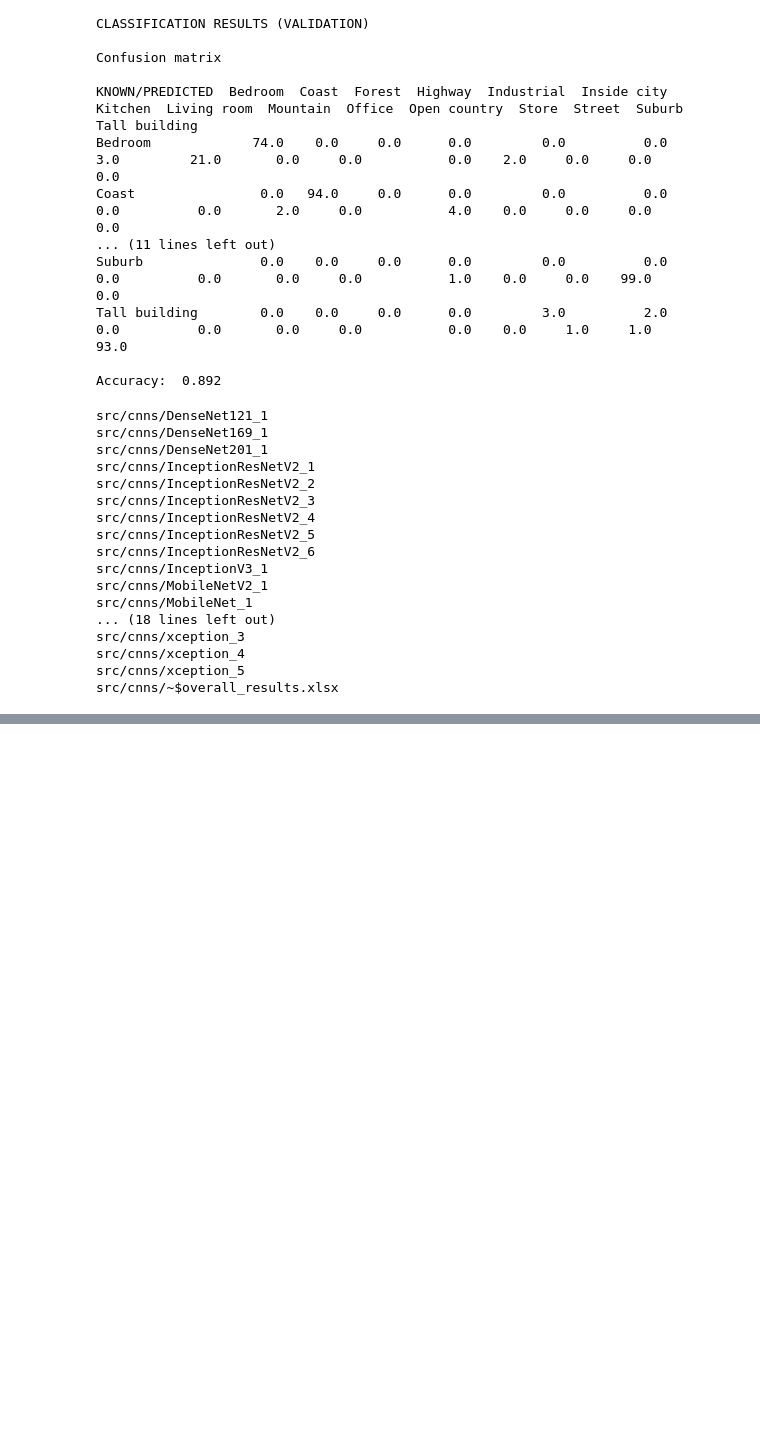
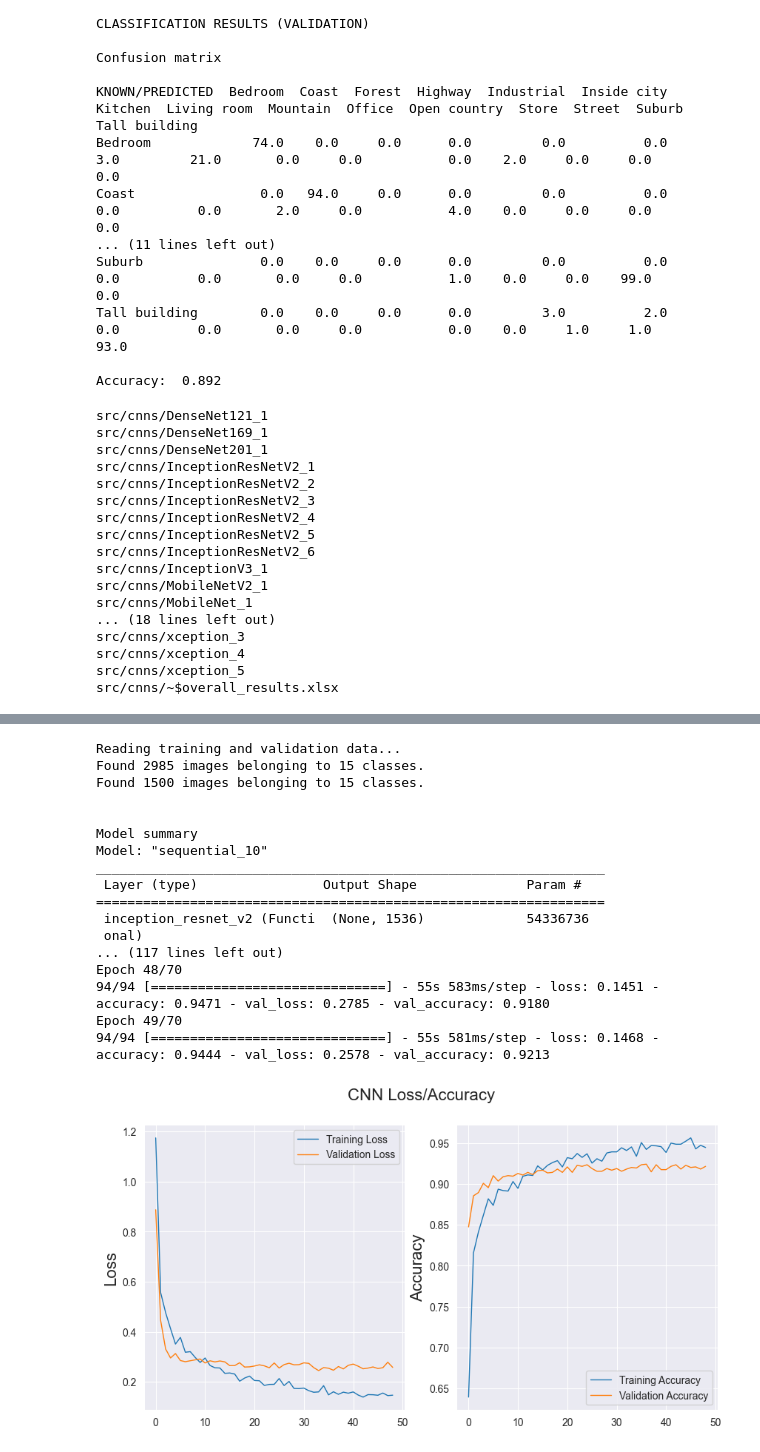
Before and after one commit to dieguisgs/ml2-deep-learning, a Jupyter notebook: 2-CNN.ipynb, the cells around one changed output, grey strips where cells are left out. Cells and saved outputs as stored; diff of their text form; code cells hidden in the pictures; blank space fills up the shorter version.

```diff
--- a/2-CNN.ipynb
+++ b/2-CNN.ipynb
@@ -2535,0 +2718,32 @@ cnn_34.save()
+# %%
+cnn_37 = CNN(base_model='InceptionResNetV2', model_name='InceptionResNetV2_10')
+
+cnn_37.add(tf.keras.layers.Dense(1024, activation='relu'))
+cnn_37.add(tf.keras.layers.Dropout(0.1))
+cnn_37.add(tf.keras.layers.BatchNormalization())
+cnn_37.add(tf.keras.layers.Dense(1024, activation='relu'))
+cnn_37.add(tf.keras.layers.Dropout(0.1))
+cnn_37.add(tf.keras.layers.BatchNormalization())
+cnn_37.add(tf.keras.layers.Dense(15, activation='softmax'))
+
+cnn_37.train(training_dir, validation_dir, epochs=70, early_stopping_patience=15)
+cnn_37.save()
+# %% [output]
+Reading training and validation data...
+Found 2985 images belonging to 15 classes.
+Found 1500 images belonging to 15 classes.
+
+
+Model summary
+Model: "sequential_10"
+_________________________________________________________________
+ Layer (type)                Output Shape              Param #
+=================================================================
+ inception_resnet_v2 (Functi  (None, 1536)             54336736
+ onal)
+... (117 lines left out)
+Epoch 48/70
+94/94 [==============================] - 55s 583ms/step - loss: 0.1451 - accuracy: 0.9471 - val_loss: 0.2785 - val_accuracy: 0.9180
+Epoch 49/70
+94/94 [==============================] - 55s 581ms/step - loss: 0.1468 - accuracy: 0.9444 - val_loss: 0.2578 - val_accuracy: 0.9213
+[figure, added]
```
Also changed, not shown: parts of 35 cells of this notebook, 2 other files.
